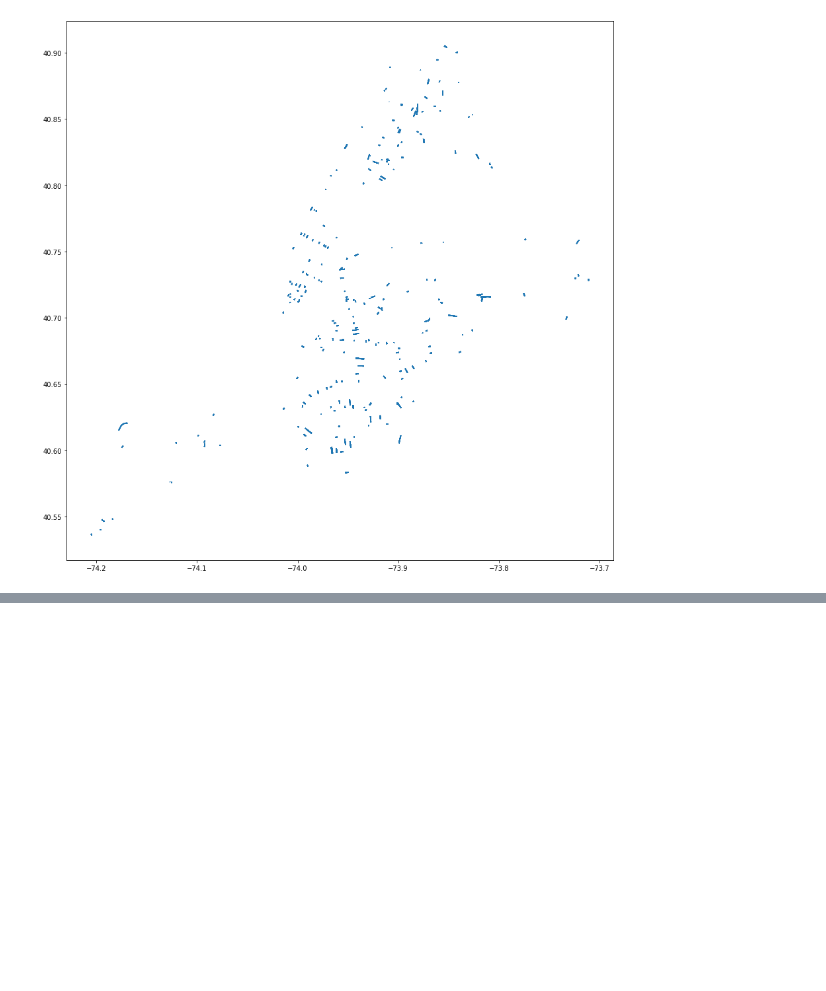
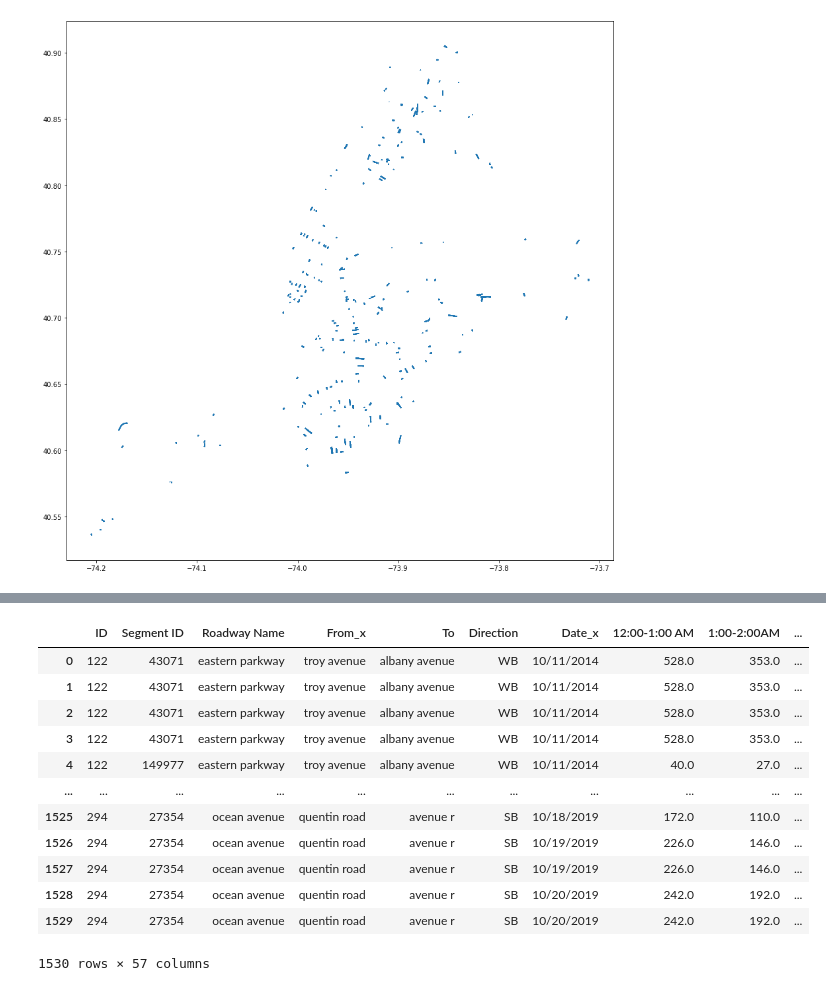
Before and after one commit to AlejandraZS10/capstone_project, a Jupyter notebook: NY Streets.ipynb, the cells around one changed output, grey strips where cells are left out. Cells and saved outputs as stored; diff of their text form; code cells hidden in the pictures; blank space fills up the shorter version.

```diff
--- a/NY Streets.ipynb
+++ b/NY Streets.ipynb
@@ -311,3 +321,7 @@ gdata.plot(figsize=(30, 15))
 # %% [output]
 <matplotlib.axes._subplots.AxesSubplot at 0x...>
 [figure]
+# %%
+#traffic volume csv
+df=pd.read_csv('https://raw.githubusercontent.com/AlejandraZS10/capstone_project/master/closed_streets.csv')
+df.head(5)
@@ -313,0 +355,3 @@ gdata.plot(figsize=(30, 15))
+# %%
+# Dropping old Name columns
+df.drop(columns =["Unnamed: 0","WORK_START_DATE","WORK_END_DATE","PURPOSE"], inplace = True)
@@ -313,0 +365,4 @@ gdata.plot(figsize=(30, 15))
+# %%
+df['Date'] = df['DateTime'].dt.date
+
+df['DateEnd'] = df['DateTimeEnd'].dt.date
@@ -313,0 +371,3 @@ gdata.plot(figsize=(30, 15))
+# %%
+df["Date"] = df["Date"].map(lambda ts: ts.strftime("%Y-%m-%d"))
+test4["Date"] = test4["Date"].map(lambda ts: ts.strftime("%Y-%m-%d"))
@@ -313,0 +392,19 @@ gdata.plot(figsize=(30, 15))
+# %%
+df1 = test4.merge(df, how='inner',
+                  left_on=['Date'],
+                  right_on=['ONSTREETNAME','FROMSTREETNAME'])
+df1
+# %% [output]
+|  | ID | Segment ID | Roadway Name | From_x | To | Direction | Date_x | 12:00-1:00 AM | 1:00-2:00AM | ... |
+| 0 | 122 | 43071 | eastern parkway | troy avenue | albany avenue | WB | 10/11/2014 | 528.0 | 353.0 | ... |
+| 1 | 122 | 43071 | eastern parkway | troy avenue | albany avenue | WB | 10/11/2014 | 528.0 | 353.0 | ... |
+| 2 | 122 | 43071 | eastern parkway | troy avenue | albany avenue | WB | 10/11/2014 | 528.0 | 353.0 | ... |
+| 3 | 122 | 43071 | eastern parkway | troy avenue | albany avenue | WB | 10/11/2014 | 528.0 | 353.0 | ... |
+| 4 | 122 | 149977 | eastern parkway | troy avenue | albany avenue | WB | 10/11/2014 | 40.0 | 27.0 | ... |
+| ... | ... | ... | ... | ... | ... | ... | ... | ... | ... | ... |
+| 1525 | 294 | 27354 | ocean avenue | quentin road | avenue r | SB | 10/18/2019 | 172.0 | 110.0 | ... |
+| 1526 | 294 | 27354 | ocean avenue | quentin road | avenue r | SB | 10/19/2019 | 226.0 | 146.0 | ... |
+| 1527 | 294 | 27354 | ocean avenue | quentin road | avenue r | SB | 10/19/2019 | 226.0 | 146.0 | ... |
+| 1528 | 294 | 27354 | ocean avenue | quentin road | avenue r | SB | 10/20/2019 | 242.0 | 192.0 | ... |
+| 1529 | 294 | 27354 | ocean avenue | quentin road | avenue r | SB | 10/20/2019 | 242.0 | 192.0 | ... |
+1530 rows × 57 columns
```
Also changed, not shown: parts of 9 cells of this notebook, 1 other file.
